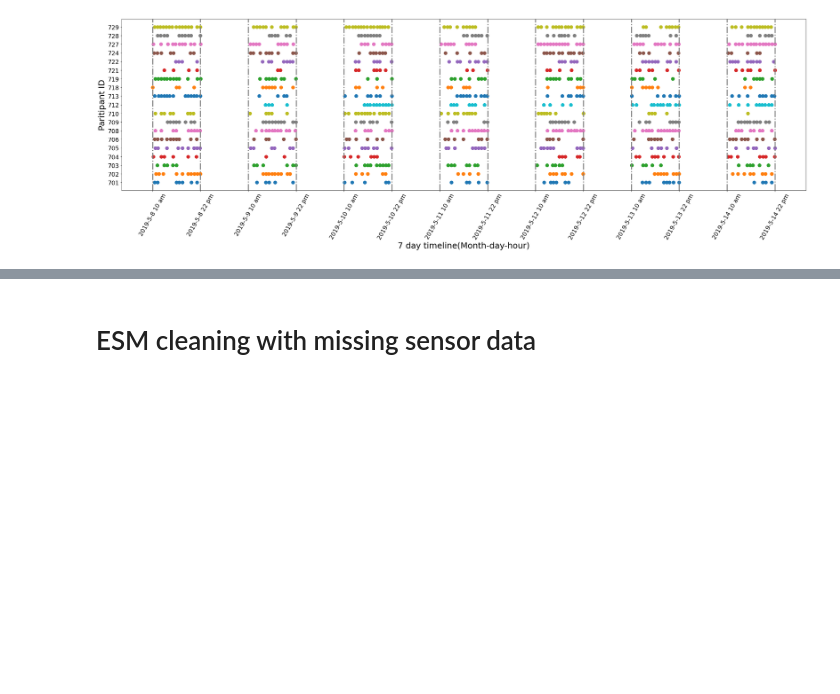
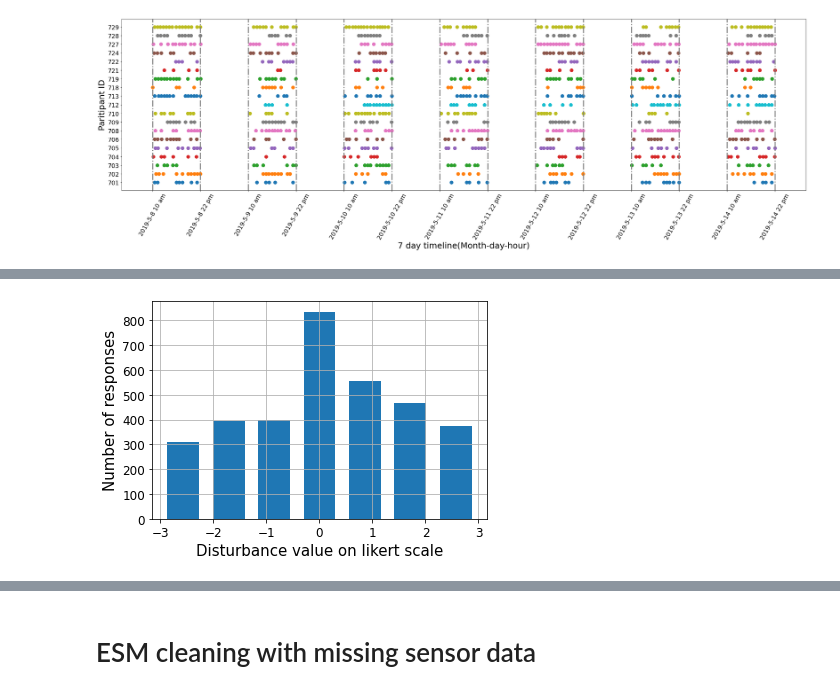
Before and after one commit to Jumabek/receptivity, a Jupyter notebook: eda/outcome_variable.ipynb, the cells around one changed output, grey strips where cells are left out. Cells and saved outputs as stored; diff of their text form; code cells hidden in the pictures; blank space fills up the shorter version.

```diff
--- a/eda/outcome_variable.ipynb
+++ b/eda/outcome_variable.ipynb
@@ -289,0 +288,17 @@ for groupname in groups.keys():
+# %%
+
+LABEL_DTYPES = {
+            'valence':float
+            ,'arousal': float
+            ,'attention': float
+            ,'stress': float
+            ,'duration': float
+            ,'change': float
+            , 'pid':str
+        }
+labels = pd.read_csv(join(DATAROOT,'cleaned_esm_data.csv'),
+ dtype=LABEL_DTYPES,
+                     parse_dates=['timestamp'])
+
+labels.set_index(['pid','timestamp'], inplace=True)
+labels.head()
@@ -289,0 +313,7 @@ for groupname in groups.keys():
+# %%
+labels.disturbance.hist(bins=7, rwidth=0.7)
+plt.xlabel('Disturbance value on likert scale')
+plt.ylabel('Number of responses')
+plt.grid(True)
+# %% [output]
+[figure, added]
```
Also changed, not shown: parts of 6 cells of this notebook, 1 other file.
